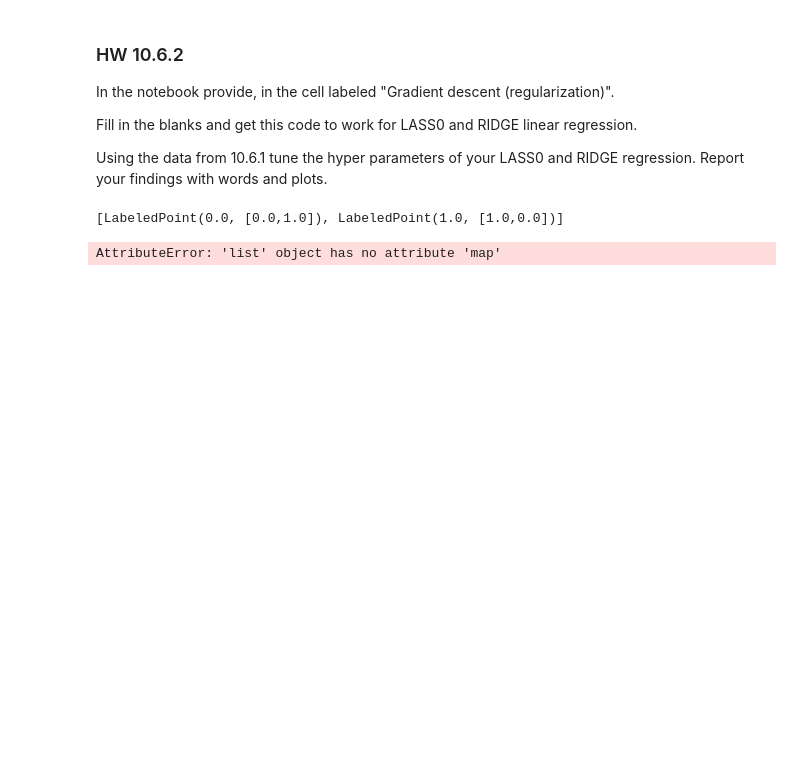
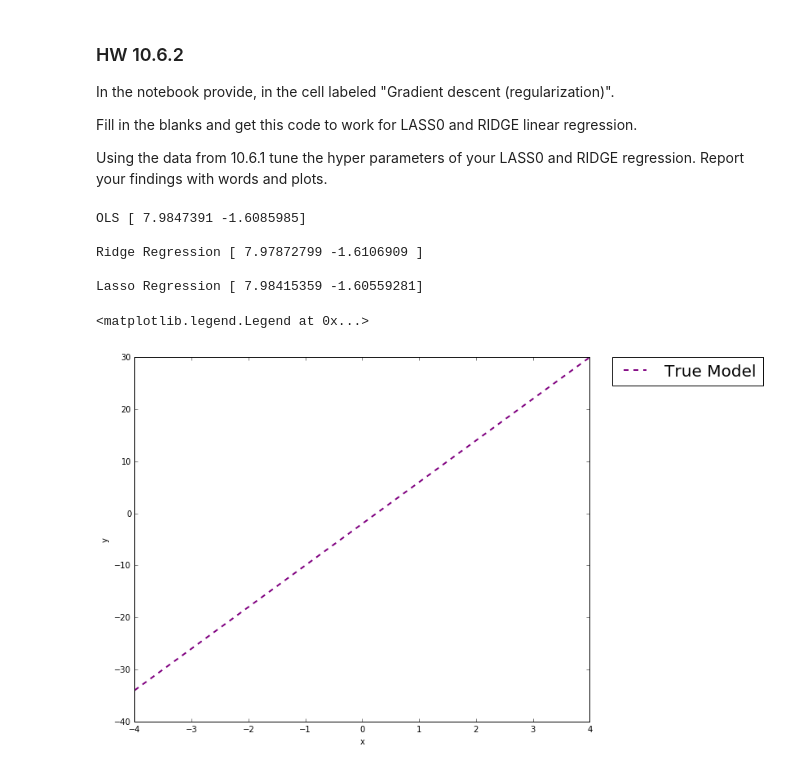
Before and after one commit to hchandaria/UCB_MIDS_W261, a Jupyter notebook: hw10/MIDS-W261-2016-HWK-Assignment10-Chandaria.ipynb, the cells around one changed output. Drawn from its saved outputs; the diff is of its cells as text; code cells hidden in the pictures; blank space fills up the shorter version.

```diff
--- a/hw10/MIDS-W261-2016-HWK-Assignment10-Chandaria.ipynb
+++ b/hw10/MIDS-W261-2016-HWK-Assignment10-Chandaria.ipynb
@@ -600,13 +600,3 @@ In the notebook provide, in the cell labeled "Gradient descent (regularization)"
 Fill in the blanks and get this code to work for LASS0 and RIDGE linear regression.
 
 Using the data from 10.6.1 tune the hyper parameters of your LASS0 and RIDGE regression. Report your findings with words and plots.
-# %%
-from pyspark.mllib.regression import LabeledPoint, LinearRegressionWithSGD, LinearRegressionModel
-data = [LabeledPoint(0.0, [0.0, 1.0]),LabeledPoint(1.0, [1.0, 0.0]) ]
-print data
-# %% [output]
-[LabeledPoint(0.0, [0.0,1.0]), LabeledPoint(1.0, [1.0,0.0])]
-# %%
-valuesAndPreds = data.map(lambda p: p.label)
-# %% [output]
-AttributeError: 'list' object has no attribute 'map'
@@ -612,0 +626,27 @@ AttributeError: 'list' object has no attribute 'map'
+# %%
+np.random.seed(400)
+data = sc.textFile('train.csv').map(lambda line: [float(v) for v in line.split(',')]+[1.0]).cache()
+
+
+print '\nOLS', linearRegressionGDReg(data, iterations=50, regParam=0.1, regType="None")
+print '\nRidge Regression',linearRegressionGDReg(data, iterations=50, regParam=0.1, regType="Ridge")
+print '\nLasso Regression',linearRegressionGDReg(data, iterations=50, regParam=0.1, regType="Lasso")
+# %% [output]
+OLS [ 7.9847391 -1.6085985]
+
+Ridge Regression [ 7.97872799 -1.6106909 ]
+
+Lasso Regression [ 7.98415359 -1.60559281]
+# %%
+plt.figure(figsize=(10,8))
+w = [8,-2]
+plt.xlabel("x")
+plt.ylabel("y")
+x = [-4, 4]
+y = [(i * w[0] + w[1]) for i in x]
+plt.plot(x,y, linewidth=2.0,label='True Model',linestyle='--',color='purple')
+plt.legend(loc='upper right', numpoints=1, ncol=3, fontsize=8)
+plt.legend(bbox_to_anchor=(1.05, 1), loc=2, fontsize=20, borderaxespad=0.)
+# %% [output]
+<matplotlib.legend.Legend at 0x...>
+[figure, added]
```
Also changed, not shown: parts of 2 cells of this notebook.
